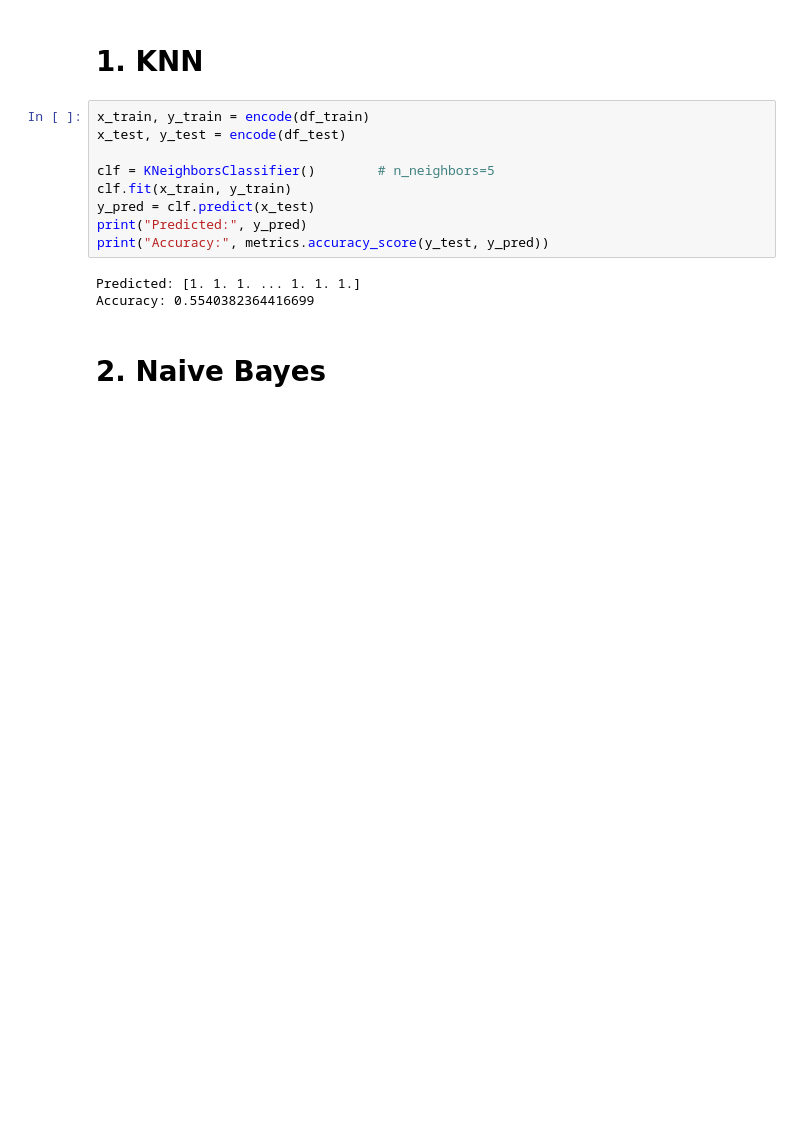
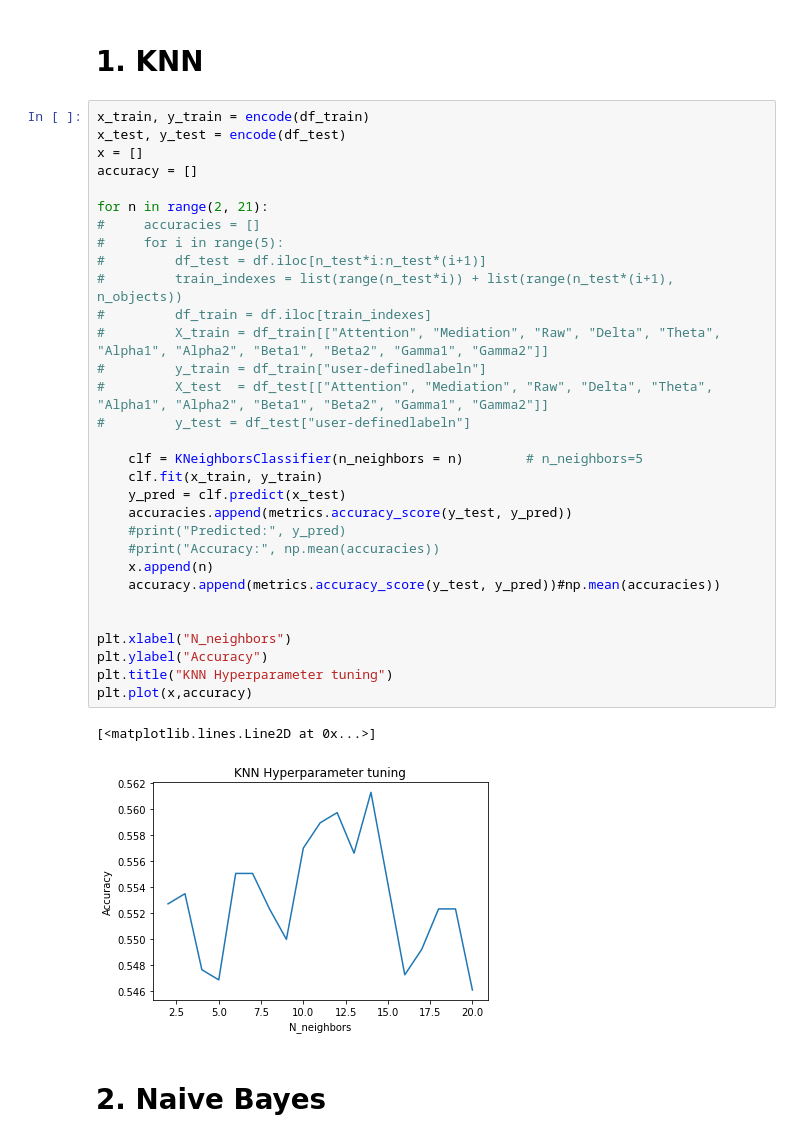
Before and after one commit to DannyTDS/EEG-analysis-project, a Jupyter notebook: classification.ipynb, the cells around one changed output. Cells and saved outputs as stored; diff of their text form; blank space fills up the shorter version.

```diff
--- a/classification.ipynb
+++ b/classification.ipynb
@@ -131,17 +172,39 @@ def encode(df_to_encode):
 # %% [markdown]
 # 1. KNN
-# %%
-x_train, y_train = encode(df_train)
-x_test, y_test = encode(df_test)
-
-clf = KNeighborsClassifier()        # n_neighbors=5
-clf.fit(x_train, y_train)
-y_pred = clf.predict(x_test)
-print("Predicted:", y_pred)
-print("Accuracy:", metrics.accuracy_score(y_test, y_pred))
-# %% [output]
-Predicted: [1. 1. 1. ... 1. 1. 1.]
-Accuracy: 0.5540382364416699
+# %%
+x_train, y_train = encode(df_train)
+x_test, y_test = encode(df_test)
+x = []
+accuracy = []
+
+for n in range(2, 21):
+#     accuracies = []
+#     for i in range(5):
+#         df_test = df.iloc[n_test*i:n_test*(i+1)]
+#         train_indexes = list(range(n_test*i)) + list(range(n_test*(i+1), n_objects))
+#         df_train = df.iloc[train_indexes]
+#         X_train = df_train[["Attention", "Mediation", "Raw", "Delta", "Theta", "Alpha1", "Alpha2", "Beta1", "Beta2", "Gamma1", "Gamma2"]]
+#         y_train = df_train["user-definedlabeln"]
+#         X_test  = df_test[["Attention", "Mediation", "Raw", "Delta", "Theta", "Alpha1", "Alpha2", "Beta1", "Beta2", "Gamma1", "Gamma2"]]
+#         y_test = df_test["user-definedlabeln"]
+
+    clf = KNeighborsClassifier(n_neighbors = n)        # n_neighbors=5
+    clf.fit(x_train, y_train)
+    y_pred = clf.predict(x_test)
+    accuracies.append(metrics.accuracy_score(y_test, y_pred))
+    #print("Predicted:", y_pred)
+    #print("Accuracy:", np.mean(accuracies))
+    x.append(n)
+    accuracy.append(metrics.accuracy_score(y_test, y_pred))#np.mean(accuracies))
+
+
+plt.xlabel("N_neighbors")
+plt.ylabel("Accuracy")
+plt.title("KNN Hyperparameter tuning")
+plt.plot(x,accuracy)
+# %% [output]
+[<matplotlib.lines.Line2D at 0x...>]
+[figure, added]
 # %% [markdown]
 # 2. Naive Bayes
 # %%
```
Also changed, not shown: parts of 10 cells of this notebook, 1 other file.
